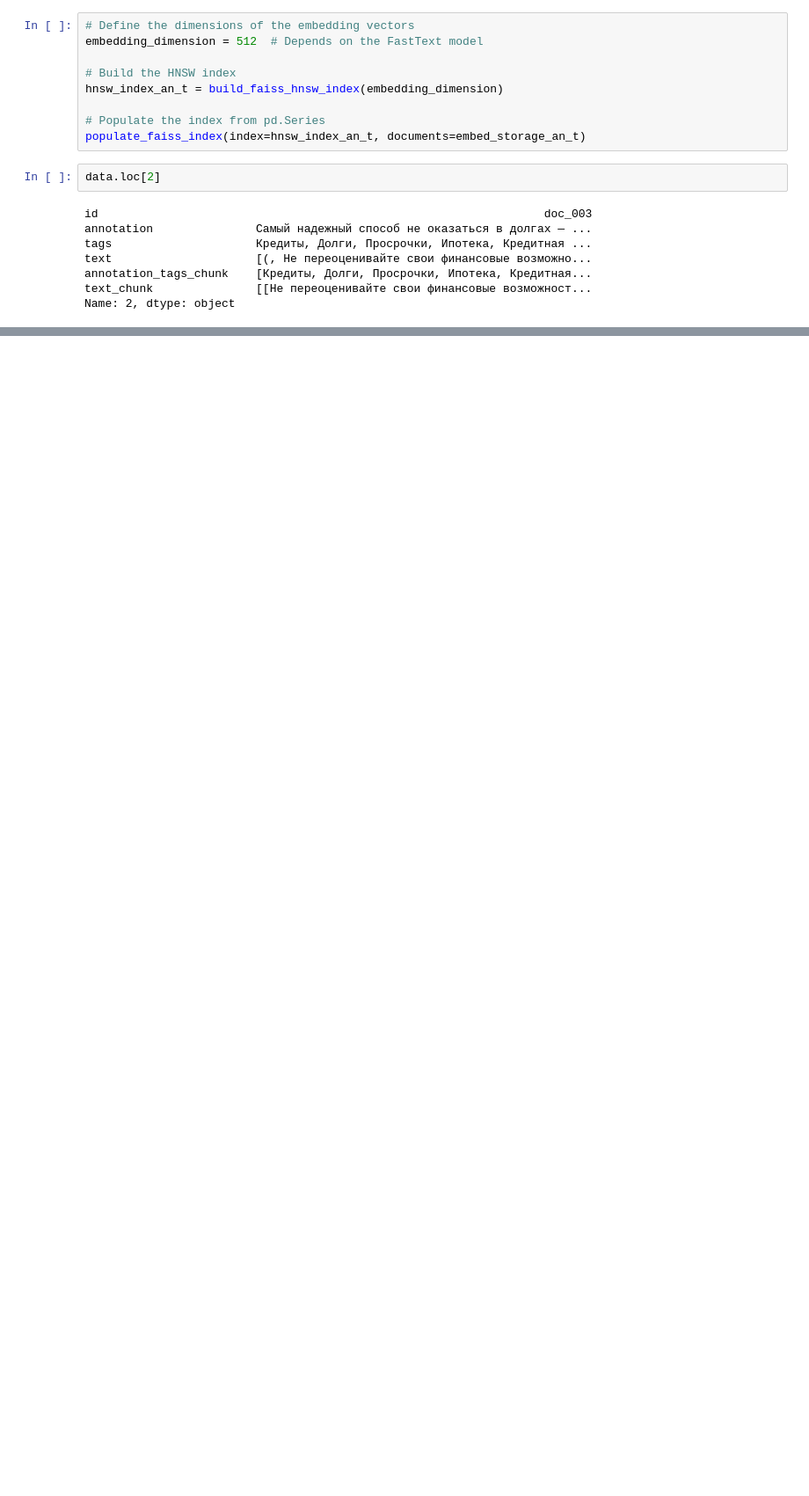
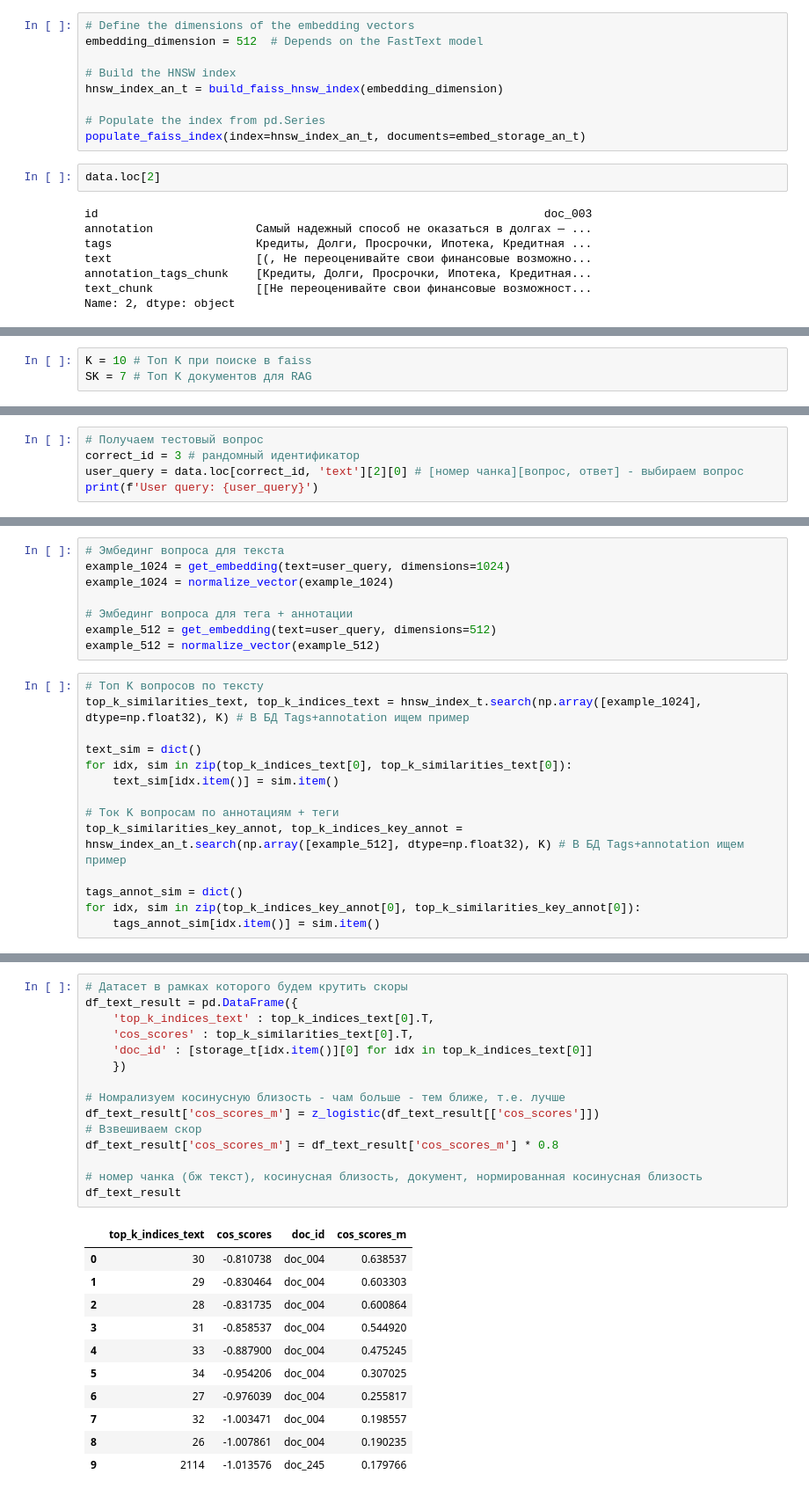
Before and after one commit to Dangennadevich/Raiff-LLM-Hack-2025, a Jupyter notebook: dev-strategy_2.ipynb, the cells around one changed output, grey strips where cells are left out. Shown: that part at 88% size. Cells and saved outputs as stored; diff of their text form; blank space fills up the shorter version.

```diff
--- a/dev-strategy_2.ipynb
+++ b/dev-strategy_2.ipynb
@@ -302,0 +528,3 @@ assert correct_id in top_k_similarities[0], 'Что то не работает =
+# %%
+K = 10 # Топ K при поиске в faiss
+SK = 7 # Топ K документов для RAG
@@ -302,0 +572,5 @@ assert correct_id in top_k_similarities[0], 'Что то не работает =
+# %%
+# Получаем тестовый вопрос
+correct_id = 3 # рандомный идентификатор
+user_query = data.loc[correct_id, 'text'][2][0] # [номер чанка][вопрос, ответ] - выбираем вопрос
+print(f'User query: {user_query}')
@@ -302,0 +579,22 @@ assert correct_id in top_k_similarities[0], 'Что то не работает =
+# %%
+# Эмбединг вопроса для текста
+example_1024 = get_embedding(text=user_query, dimensions=1024)
+example_1024 = normalize_vector(example_1024)
+
+# Эмбединг вопроса для тега + аннотации
+example_512 = get_embedding(text=user_query, dimensions=512)
+example_512 = normalize_vector(example_512)
+# %%
+# Топ K вопросов по тексту
+top_k_similarities_text, top_k_indices_text = hnsw_index_t.search(np.array([example_1024], dtype=np.float32), K) # В БД Tags+annotation ищем пример
+
+text_sim = dict()
+for idx, sim in zip(top_k_indices_text[0], top_k_similarities_text[0]):
+    text_sim[idx.item()] = sim.item()
+
+# Ток K вопросам по аннотациям + теги
+top_k_similarities_key_annot, top_k_indices_key_annot = hnsw_index_an_t.search(np.array([example_512], dtype=np.float32), K) # В БД Tags+annotation ищем пример
+
+tags_annot_sim = dict()
+for idx, sim in zip(top_k_indices_key_annot[0], top_k_similarities_key_annot[0]):
+    tags_annot_sim[idx.item()] = sim.item()
@@ -302,0 +605,27 @@ assert correct_id in top_k_similarities[0], 'Что то не работает =
+# %%
+# Датасет в рамках которого будем крутить скоры
+df_text_result = pd.DataFrame({
+    'top_k_indices_text' : top_k_indices_text[0].T,
+    'cos_scores' : top_k_similarities_text[0].T,
+    'doc_id' : [storage_t[idx.item()][0] for idx in top_k_indices_text[0]]
+    })
+
+# Номрализуем косинусную близость - чам больше - тем ближе, т.е. лучше
+df_text_result['cos_scores_m'] = z_logistic(df_text_result[['cos_scores']])
+# Взвешиваем скор
+df_text_result['cos_scores_m'] = df_text_result['cos_scores_m'] * 0.8
+
+# номер чанка (бж текст), косинусная близость, документ, нормированная косинусная близость
+df_text_result
+# %% [output]
+|  | top_k_indices_text | cos_scores | doc_id | cos_scores_m |
+| 0 | 30 | -0.810738 | doc_004 | 0.638537 |
+| 1 | 29 | -0.830464 | doc_004 | 0.603303 |
+| 2 | 28 | -0.831735 | doc_004 | 0.600864 |
+| 3 | 31 | -0.858537 | doc_004 | 0.544920 |
+| 4 | 33 | -0.887900 | doc_004 | 0.475245 |
+| 5 | 34 | -0.954206 | doc_004 | 0.307025 |
+| 6 | 27 | -0.976039 | doc_004 | 0.255817 |
+| 7 | 32 | -1.003471 | doc_004 | 0.198557 |
+| 8 | 26 | -1.007861 | doc_004 | 0.190235 |
+| 9 | 2114 | -1.013576 | doc_245 | 0.179766 |
```
Also changed, not shown: parts of 40 cells of this notebook.
